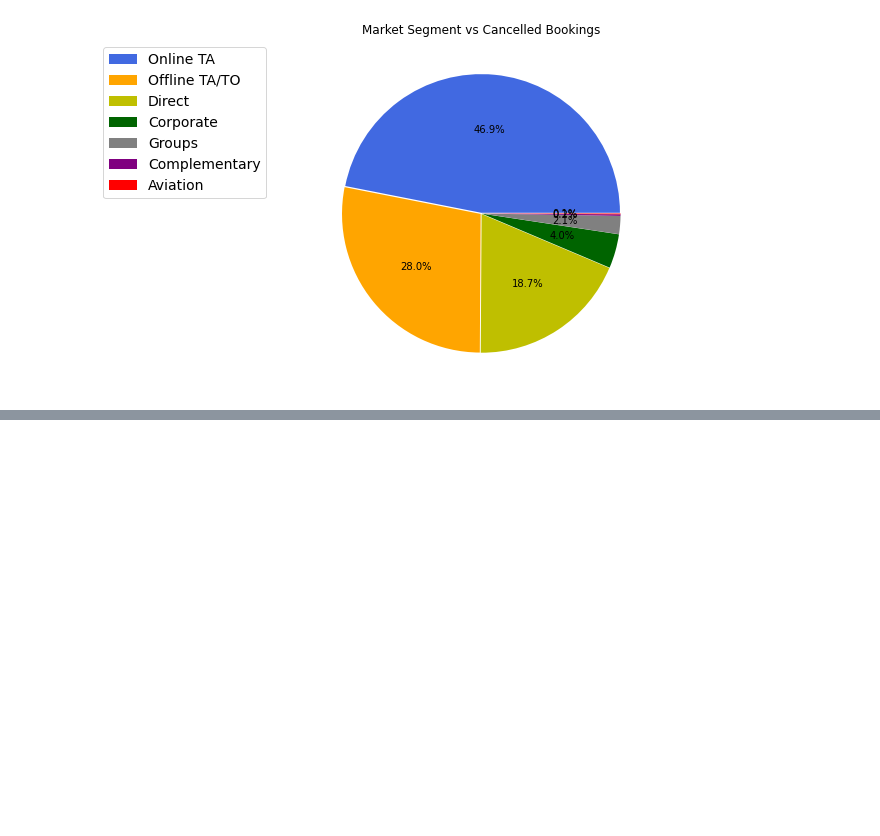
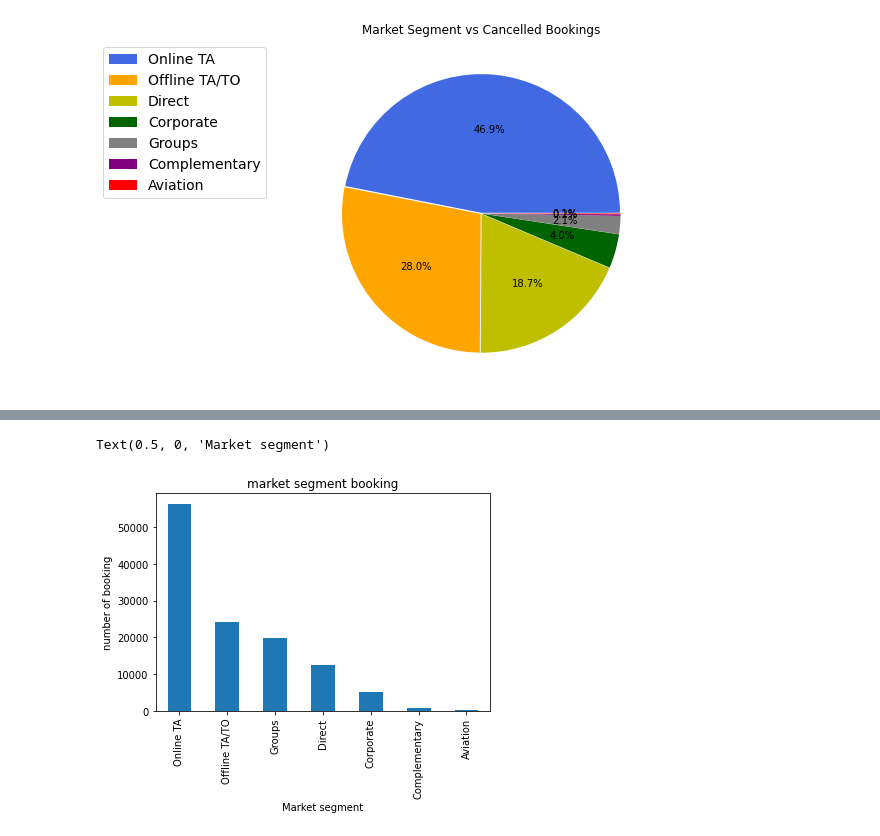
Before and after one commit to sajidsami/hotel-booking-analysis, a Jupyter notebook: Copy_of_Hotel_Booking_Analysis_Capstone_Project.ipynb, the cells around one changed output, grey strips where cells are left out. Saved outputs shown, nothing was run; the diff lists cells and outputs as text; code cells hidden in the pictures; blank space fills up the shorter version.

```diff
--- a/Copy_of_Hotel_Booking_Analysis_Capstone_Project.ipynb
+++ b/Copy_of_Hotel_Booking_Analysis_Capstone_Project.ipynb
@@ -478,0 +471,8 @@ plt.show()
+# %%
+  booking_market.plot(kind='bar')
+  plt.title('market segment booking')
+  plt.ylabel('number of booking')
+  plt.xlabel('Market segment')
+# %% [output]
+Text(0.5, 0, 'Market segment')
+[figure, added]
```
Also changed, not shown: parts of 10 cells of this notebook.
